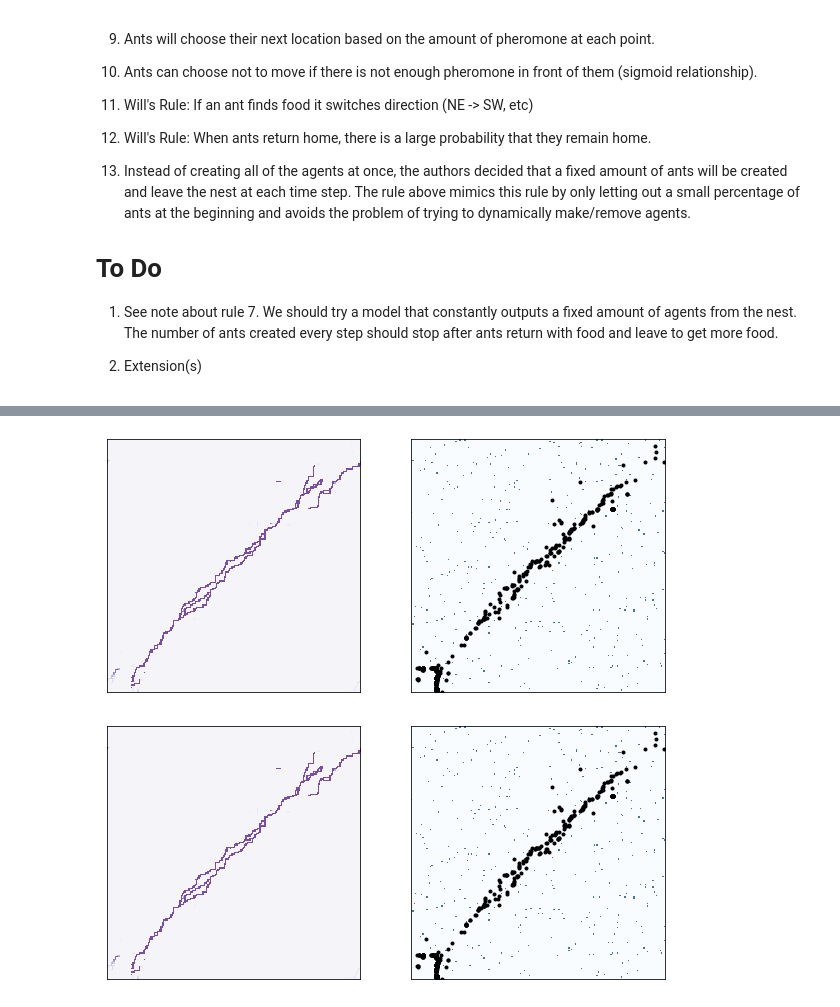
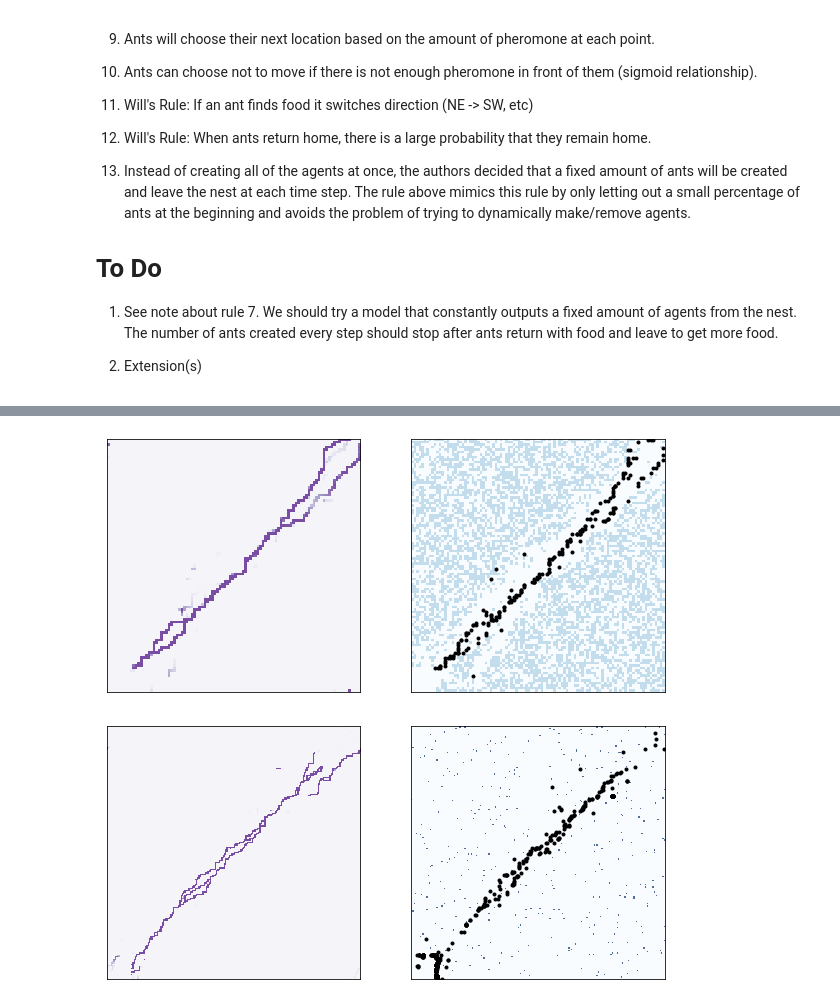
Before and after one commit to davidt315/ant_foraging_model, a Jupyter notebook: code/will_sandbox.ipynb, the cells around one changed output, grey strips where cells are left out. Drawn from its saved outputs; the diff is of its cells as text; code cells hidden in the pictures.

```diff
--- a/code/will_sandbox.ipynb
+++ b/code/will_sandbox.ipynb
@@ -312,8 +339,5 @@ class Agent:
 
             env.p_deposit(self.loc, p)
 # %%
-env = Antscape(200, num_agents=500, max_ants=20, starting_loc=(19,19), sigmoid_offset=3.5)
-
-
-env.step()
-env.draw()
+env = Antscape(100, starting_ants=5, ants_per_cell=5, ants_per_step=1, starting_loc=(9,9),
+               sigmoid_offset=3, nest_size=1000, p_foraging=1, p_returning=5, p_decay=.96)
@@ -322,7 +344,11 @@ env.draw()
 # %%
-env.animate(frames=500)
+# for i in range(500):
+#     env.step()
+# env.draw()
-# %% [output]
-[figure, removed]
+# %%
+env.animate(500)
+# %% [output]
+[figure, added]
 # %%
 env.draw()
 plt.savefig("scattered_run_1000.png")
```
Also changed, not shown: parts of 5 cells of this notebook, 1 other file.
